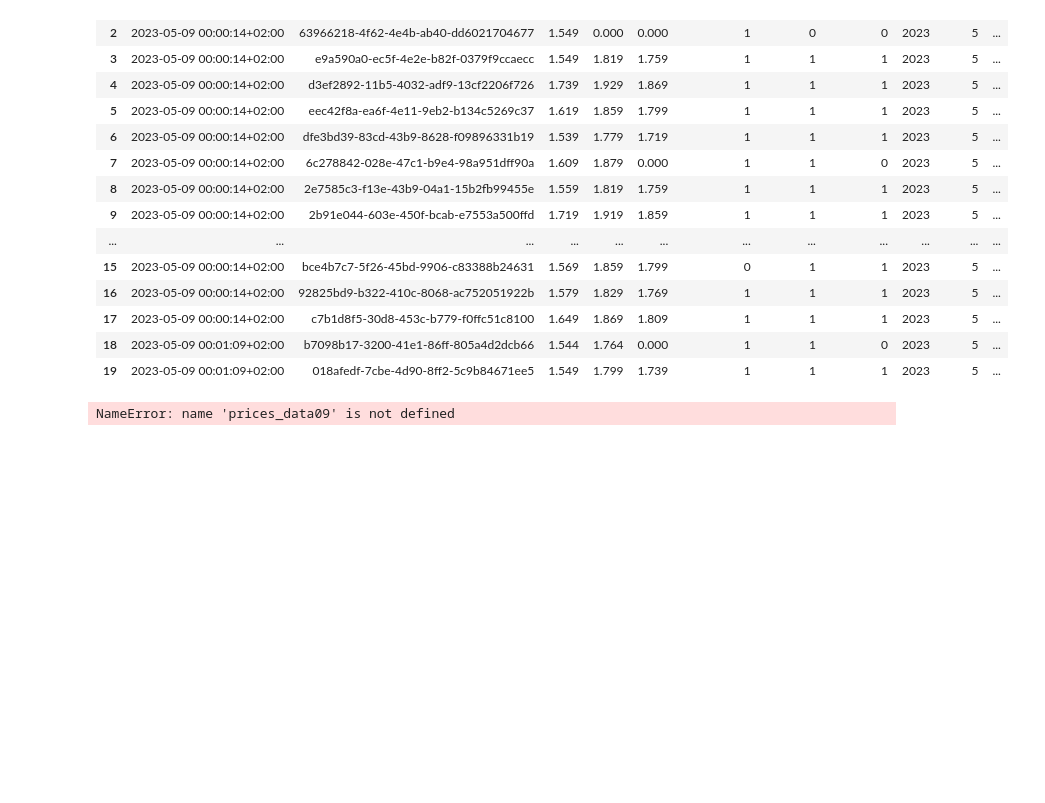
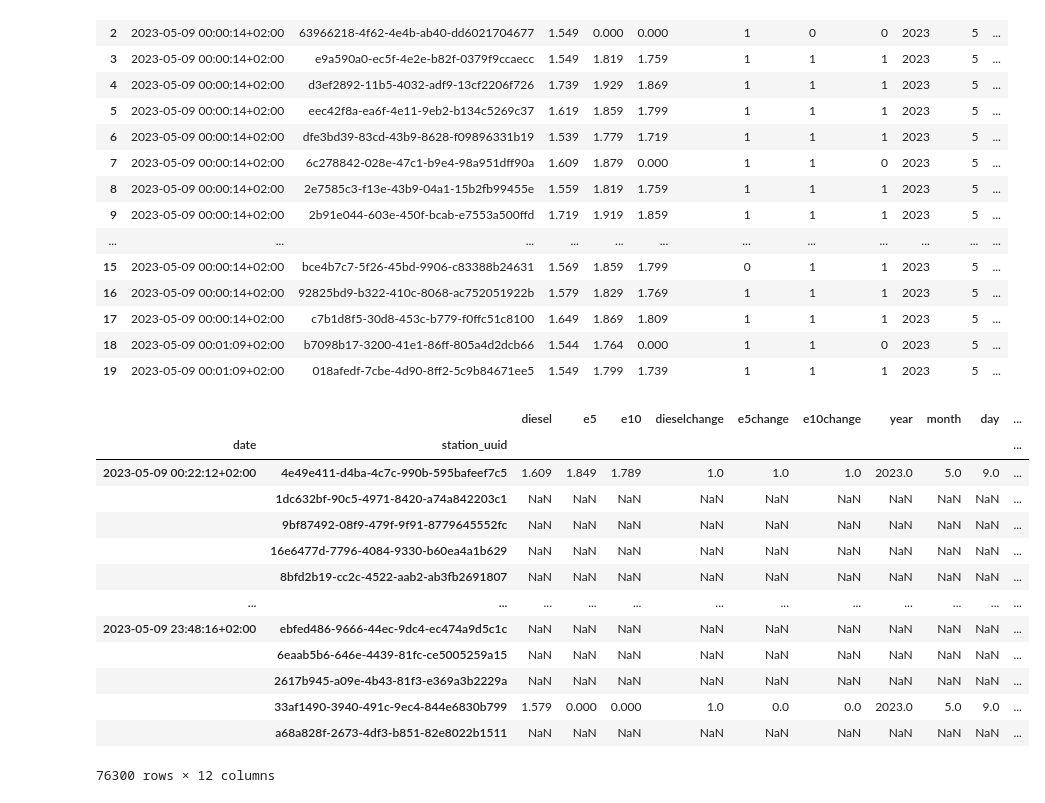
Before and after one commit to petrol-price-predictor/jurassic-juice-juggler, a Jupyter notebook: eda_prices.ipynb, the cells around one changed output. Drawn from its saved outputs; the diff is of its cells as text; code cells hidden in the pictures; blank space fills up the shorter version.

```diff
--- a/eda_prices.ipynb
+++ b/eda_prices.ipynb
@@ -576,33 +618,48 @@ None
 np.random.seed(42)
 
 active_stations = prices_data09.station_uuid.unique()
 active_stations_sample = np.random.choice(active_stations, size=100)
 pds = prices_data09.query('station_uuid in @active_stations_sample')
 pds
 
 timestamps = pd.Series(pds.date.unique(), name='date')
 stations = pd.Series(pds.station_uuid.unique(), name='station_uuid')
 
 
 # create a table that carries all stations for each hour of the day
 
 # group by the hour of the day, take the average price if a station is occuring more than once during that time
 
 # if a station occurs, check the *change columns if its a 2 or a 3, and if yes, check if the price is actually different from the previous hour of if prices have just been re-reported
 
 # if prices changed then make a 1 in the price-changed-dummies
 
 # if there are multiple occurences of the same station within one hour, check which prices changed and make en entry for the respective dummy
 
 # if there are multiple occurences of the same station within one hour, for each of the 3 fuel prices, count how often it changed
 
 # take a batch for each hour of the day
 
 # check
 
 df = pd.merge(timestamps, stations, how='cross')
 df = pd.merge(df, pds, how='left', on=['date', 'station_uuid']).set_index(['date', 'station_uuid'])
+
+df
 # %% [output]
+|  |  | diesel | e5 | e10 | dieselchange | e5change | e10change | year | month | day | ... |
+| date | station_uuid |  |  |  |  |  |  |  |  |  | ... |
+| 2023-05-09 00:22:12+02:00 | 4e49e411-d4ba-4c7c-990b-595bafeef7c5 | 1.609 | 1.849 | 1.789 | 1.0 | 1.0 | 1.0 | 2023.0 | 5.0 | 9.0 | ... |
+|  | 1dc632bf-90c5-4971-8420-a74a842203c1 | NaN | NaN | NaN | NaN | NaN | NaN | NaN | NaN | NaN | ... |
+|  | 9bf87492-08f9-479f-9f91-8779645552fc | NaN | NaN | NaN | NaN | NaN | NaN | NaN | NaN | NaN | ... |
+|  | 16e6477d-7796-4084-9330-b60ea4a1b629 | NaN | NaN | NaN | NaN | NaN | NaN | NaN | NaN | NaN | ... |
+|  | 8bfd2b19-cc2c-4522-aab2-ab3fb2691807 | NaN | NaN | NaN | NaN | NaN | NaN | NaN | NaN | NaN | ... |
+| ... | ... | ... | ... | ... | ... | ... | ... | ... | ... | ... | ... |
+| 2023-05-09 23:48:16+02:00 | ebfed486-9666-44ec-9dc4-ec474a9d5c1c | NaN | NaN | NaN | NaN | NaN | NaN | NaN | NaN | NaN | ... |
+|  | 6eaab5b6-646e-4439-81fc-ce5005259a15 | NaN | NaN | NaN | NaN | NaN | NaN | NaN | NaN | NaN | ... |
+|  | 2617b945-a09e-4b43-81f3-e369a3b2229a | NaN | NaN | NaN | NaN | NaN | NaN | NaN | NaN | NaN | ... |
+|  | 33af1490-3940-491c-9ec4-844e6830b799 | 1.579 | 0.000 | 0.000 | 1.0 | 0.0 | 0.0 | 2023.0 | 5.0 | 9.0 | ... |
+|  | a68a828f-2673-4df3-b851-82e8022b1511 | NaN | NaN | NaN | NaN | NaN | NaN | NaN | NaN | NaN | ... |
-NameError: name 'prices_data09' is not defined
+76300 rows × 12 columns
 # %%
 # a function that carries over the last reported price of the previous day
```
Also changed, not shown: parts of 14 cells of this notebook, 2 other files.
